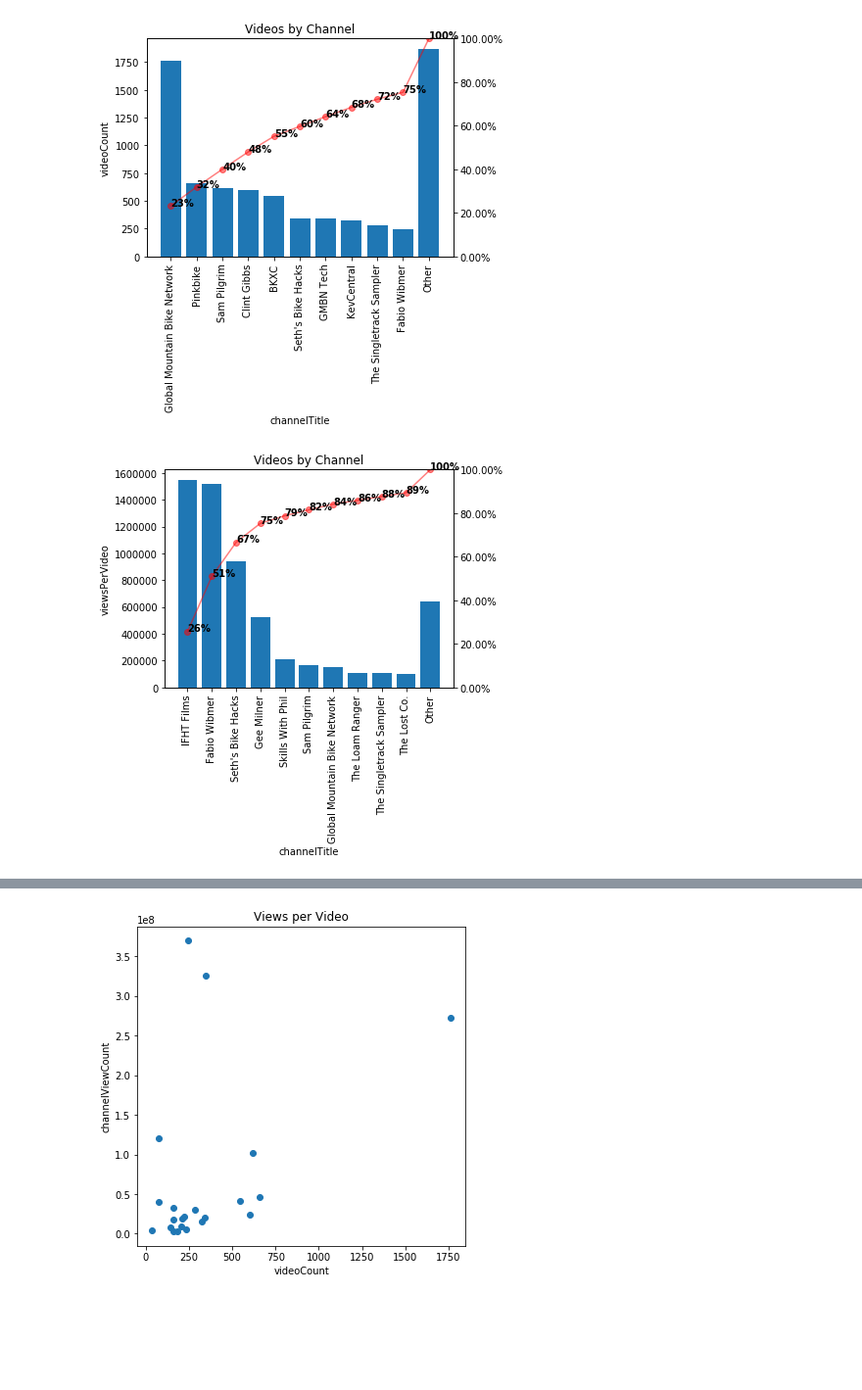
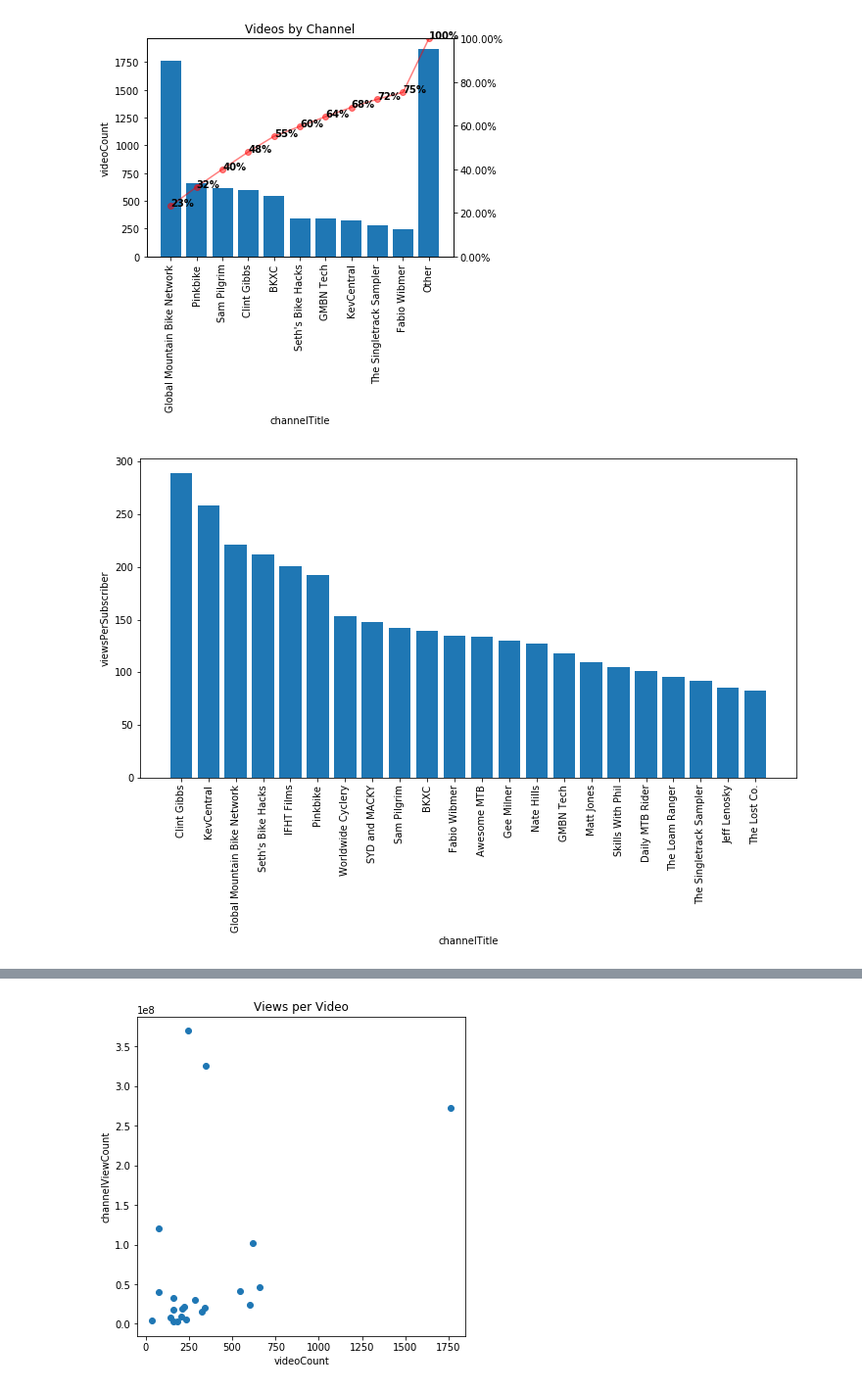
Before and after one commit to scottfeldmanpeabody/MTB-YouTube, a Jupyter notebook: notebooks/EDA.ipynb, the cells around one changed output, grey strips where cells are left out. Shown at 98% size. Saved outputs shown, nothing was run; the diff lists cells and outputs as text; code cells hidden in the pictures; blank space fills up the shorter version.

Commit message:
added bar plots

```diff
--- a/notebooks/EDA.ipynb
+++ b/notebooks/EDA.ipynb
@@ -50,7 +50,7 @@ pareto_plot(df_channels, x='channelTitle', y='subscriberCount', title='Subscribe
 pareto_plot(df_channels, x='channelTitle', y='videoCount', title='Videos by Channel', show_pct_y=True, pct_format='{0:.0%}')
 # %% [output]
 [figure]
-# %%
-pareto_plot(df_channels, x='channelTitle', y='viewsPerVideo', title='Videos by Channel', show_pct_y=True, pct_format='{0:.0%}')
-# %% [output]
-[figure, removed]
+# %%
+sorted_bar_plot(df_channels,'channelTitle','viewsPerSubscriber')
+# %% [output]
+[figure, added]
```
Also changed, not shown: parts of 9 cells of this notebook, 5 other files.
